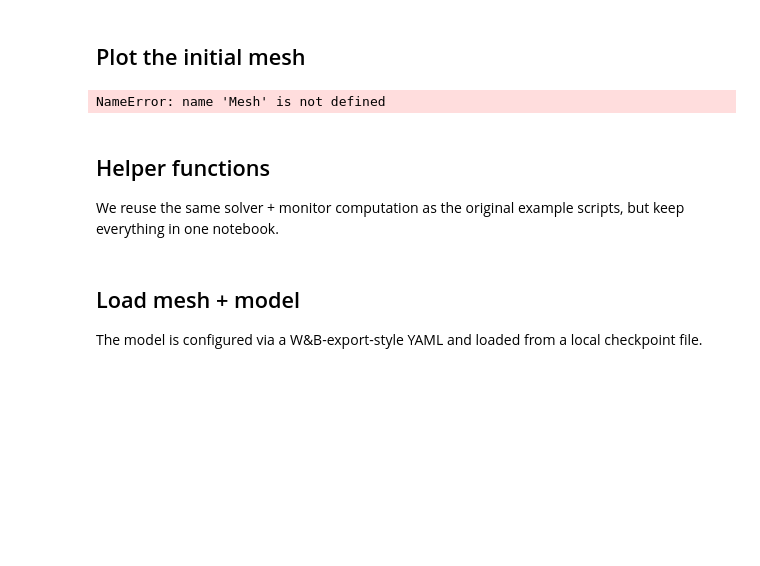
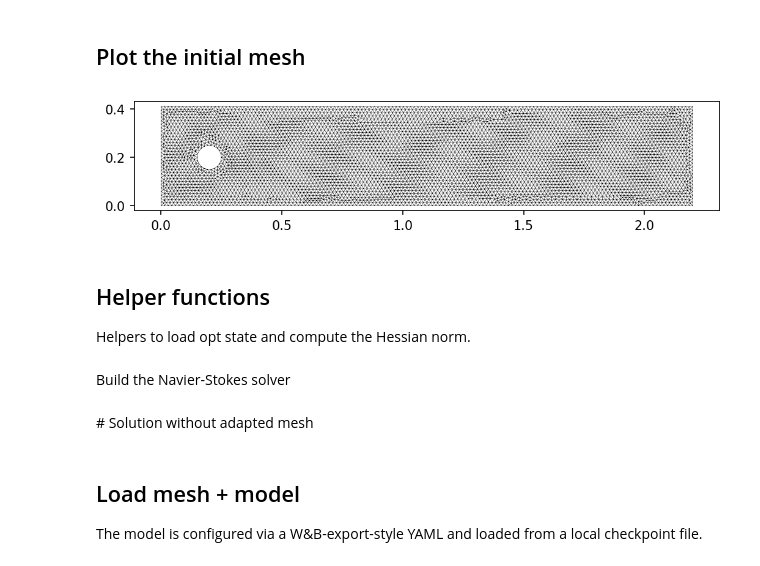
Before and after one commit to GeorgAUT/MeshStudioAI, a Jupyter notebook: examples/navier_stokes_adaptivity_demo.ipynb, the cells around one changed output. Drawn from its saved outputs; the diff is of its cells as text; code cells hidden in the pictures; blank space fills up the shorter version.

Commit message:
updated notebook example

```diff
--- a/examples/navier_stokes_adaptivity_demo.ipynb
+++ b/examples/navier_stokes_adaptivity_demo.ipynb
@@ -91,15 +93,15 @@ def plot_mesh_edges(mesh, ax=None, linewidth=0.25, color='k'):
 # %% [markdown]
 ## Plot the initial mesh
 # %%
-mesh = Mesh(str(mesh_path))
+preview_mesh = Mesh(str(mesh_path))
 
-fig, ax = plot_mesh_edges(mesh)
+fig, ax = plot_mesh_edges(preview_mesh)
 plt.show()
 # %% [output]
-NameError: name 'Mesh' is not defined
+[figure, added]
 # %% [markdown]
 ## Helper functions
-We reuse the same solver + monitor computation as the original example scripts, but keep everything in one notebook.
+Helpers to load opt state and compute the Hessian norm.
 # %%
 def load_opt_from_wandb_style_yaml(path: Path) -> dict:
     with open(path, 'r') as f:
@@ -229,0 +153,2 @@ def build_navier_stokes_solver(mesh, nu_val, dt_val, U_mean):
+# %% [markdown]
+Build the Navier-Stokes solver
@@ -229,0 +233,2 @@ def build_navier_stokes_solver(mesh, nu_val, dt_val, U_mean):
+# %% [markdown]
+# Solution without adapted mesh
```
Also changed, not shown: parts of 8 cells of this notebook.
